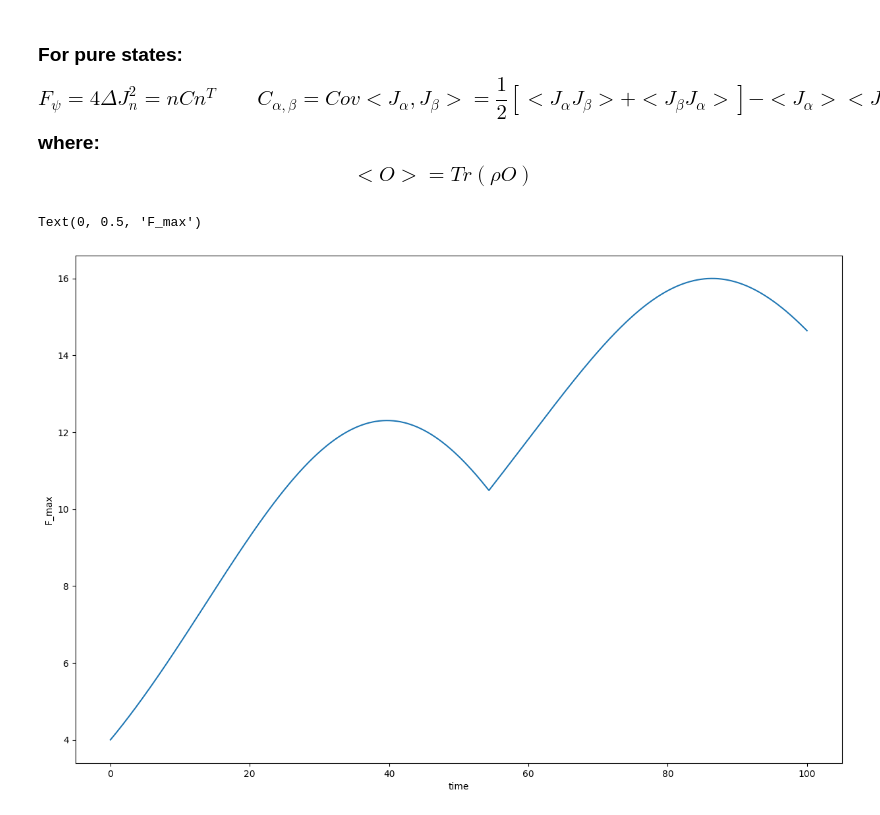
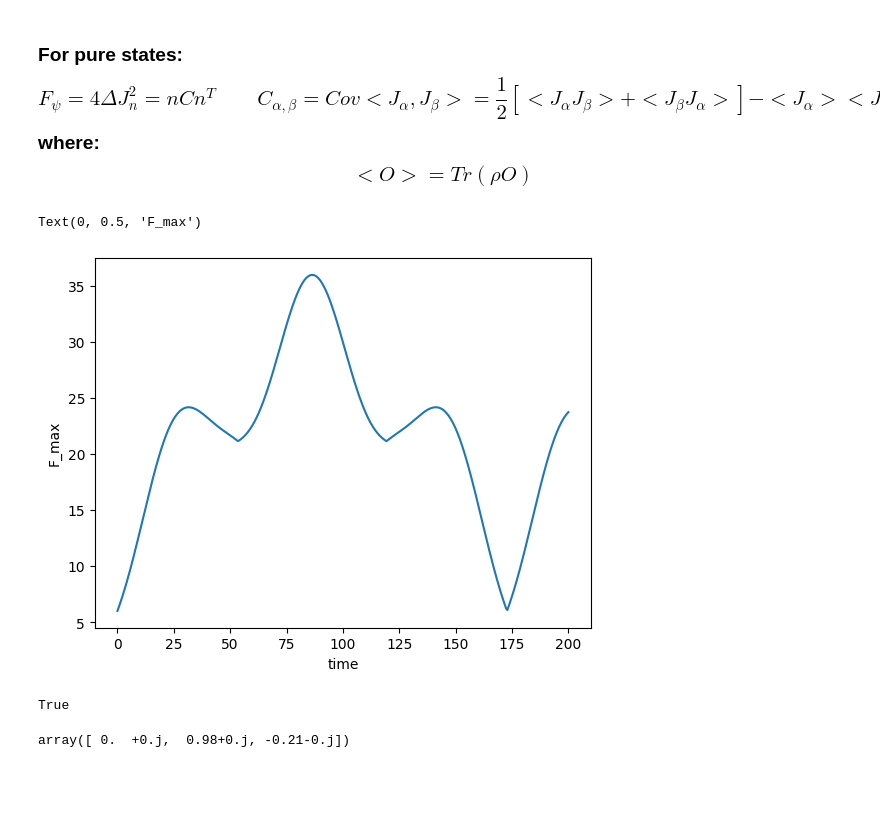
Before and after one commit to NiRVANA1331/Spin-Squeezing-in-Tmons, a Jupyter notebook: main.ipynb, the cells around one changed output. Drawn from its saved outputs; the diff is of its cells as text; code cells hidden in the pictures; blank space fills up the shorter version.

Commit message:
implemented code for checking direction of maximal eigenvector. Also implementd code for gellmann matrices

```diff
--- a/main.ipynb
+++ b/main.ipynb
@@ -28,7 +29,7 @@ $$v^n_{i-1} = (\sqrt{8 E^n_c E^n_j})i - 0.5*E^n_c i (i+1) $$
 with default values set as $v \approx 60 * 100Mhz$, $g = 100Mhz$, $\omega = 55*100MHz$
 # %%
 #initialize system
-N = 4
+N = 6
 Nlevel = Ntrunc
 Ej, Ec, g_arr, omega = generate_tmon_arch(N,Nlevel)
 sys1 = tmon_system(N, Nlevel, Ec, Ej, g_arr, omega)
@@ -62,9 +67,9 @@ Quantum object: dims = [[3], [3]], shape = (3, 3), type = oper, isherm = True $
 H = sys1.H_I()
 print(sys1.self_energy)
 #[psi_2,psi_2,psi_2,psi_2]
-psi0 = tensor(psi_2,psi_2,psi_2,psi_2) #sys1.tensor_projection_op(0,1,1, dim = None)
+psi0 = tensor(psi_2,psi_2,psi_2,psi_2, psi_2,psi_2) #sys1.tensor_projection_op(0,1,1, dim = None)
 #psi0 = psi0 / psi0.norm() #normalize vector
-times = np.linspace(0,100,1000) #time scale is ~ 1/freq of self energy
+times = np.linspace(0,200,400) #time scale is ~ 1/freq of self energy
 options = Options()
 options.store_final_state = True
 result = mesolve(H, psi0, times, [], options = options, progress_bar=True)
@@ -88,7 +95,7 @@ Total run time:   0.20s
 # %%
 pop_arr = []
 Jx_arr = []
-for i in range(N):
+for i in tqdm(range(N)):
     temp = []
     temp2 = []
     for state in result.states:
@@ -102,7 +109,7 @@ plt.pcolormesh(pop_arr)
 plt.colorbar()
 #plt.xticks()
 plt.yticks(range(N))
-plt.xlabel("time*100")
+plt.xlabel("time")
 plt.ylabel("n")
 # %% [output]
 Text(0, 0.5, 'n')
@@ -146,29 +155,33 @@ J_arr = [Jx,Jy,Jz]
 # for now step (2,3) can be avoided as exact analytical results avaialble
 # FI = n^T C n
 def C_matrix(rho, J_arr):
-    C = np.zeros((3,3), dtype=complex)#3x3 matrix for 3 generators of spin 1/2
-    for i in range(3):
-        for j in range(3):
+    #do a dimension check for rho and J_arr[i] as well
+    d = len(J_arr)
+    C = np.zeros((d,d), dtype=complex)
+    for i in range(d):
+        for j in range(d):
             C[i][j] = 0.5*((rho*J_arr[i]*J_arr[j]).tr()+ (rho*J_arr[j]*J_arr[i]).tr())- (rho*J_arr[i]).tr()*(rho*J_arr[j]).tr()
     return C
 # %%
 #Maximum Eigenvalue
 #when n is the eigenvector with maximum eigen value of C, FI is maximized
 # Define the matrix
 FI_max_arr = []
+optimal_evec = []
 for state in tqdm(result.states):
     matrix = C_matrix(state, J_arr)
     eigenvalues, eigenvectors = np.linalg.eig(matrix)
     max_index = np.argmax(eigenvalues)
     max_eigenvalue = eigenvalues[max_index]
-    max_eigenvector = eigenvectors[:, max_index]
+    max_eigenvector = eigenvectors[max_index]
     FI_max_arr.append(4*max_eigenvalue)
+    optimal_evec.append(max_eigenvector)
 
 #Plot FI_max vs time/\theta
-plt.figure(figsize=(15,10))
+#plt.figure(figsize=(15,10))
 plt.plot(times,FI_max_arr)
 plt.xlabel("time")
 plt.ylabel("F_max")
 # %% [output]
 Text(0, 0.5, 'F_max')
-[figure, old version]
+[figure, new version]
@@ -174,0 +208,8 @@ Text(0, 0.5, 'F_max')
+# %%
+is_hermitian(C_matrix(result.states[100], J_arr))
+# %% [output]
+True
+# %%
+np.around(optimal_evec[100], decimals=2)
+# %% [output]
+array([ 0.  +0.j,  0.98+0.j, -0.21-0.j])
```
Also changed, not shown: parts of 13 cells of this notebook, 1 other file.
